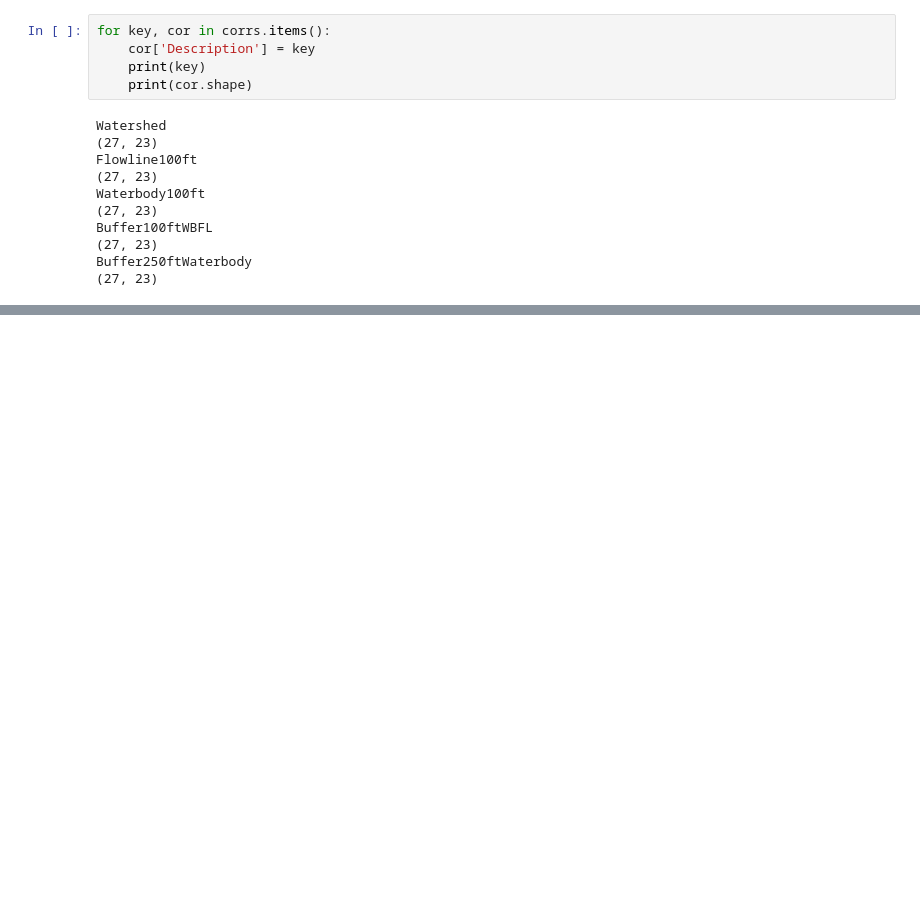
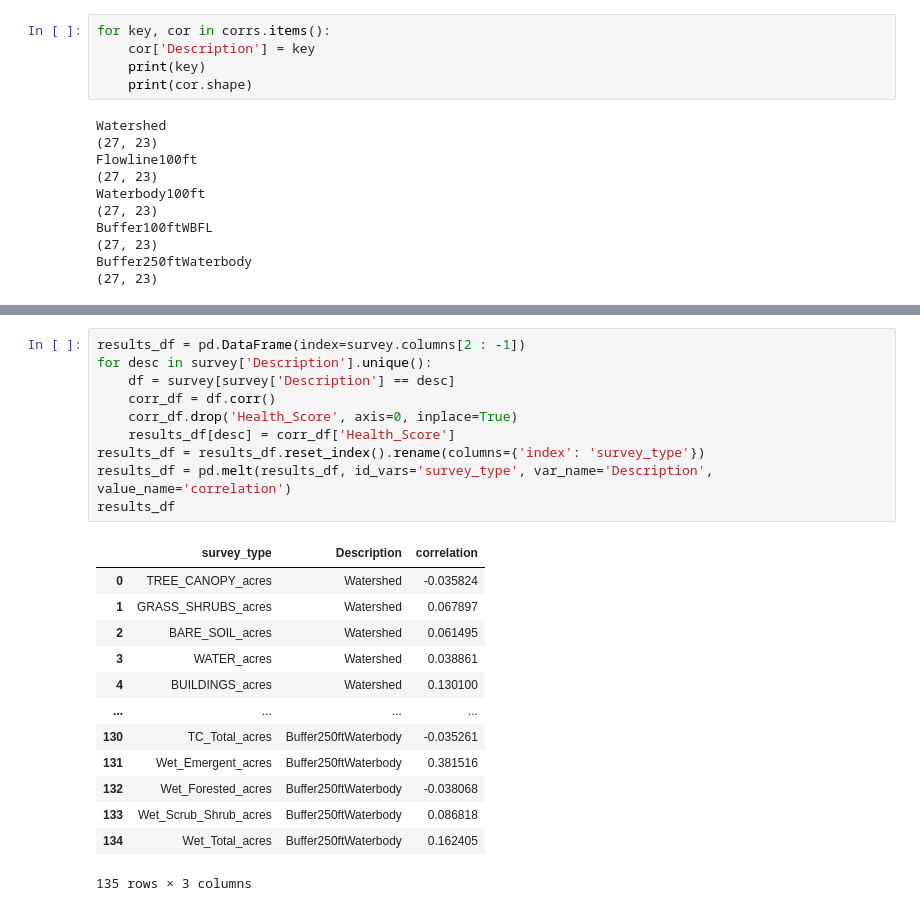
Before and after one commit to zorinAnze/Vermont-Lake-Health, a Jupyter notebook: Survey_results_with_chem.ipynb, the cells around one changed output, grey strips where cells are left out. Drawn from its saved outputs; the diff is of its cells as text; blank space fills up the shorter version.

```diff
--- a/Survey_results_with_chem.ipynb
+++ b/Survey_results_with_chem.ipynb
@@ -196,0 +204,24 @@ display(chart)
+# %%
+results_df = pd.DataFrame(index=survey.columns[2 : -1])
+for desc in survey['Description'].unique():
+    df = survey[survey['Description'] == desc]
+    corr_df = df.corr()
+    corr_df.drop('Health_Score', axis=0, inplace=True)
+    results_df[desc] = corr_df['Health_Score']
+results_df = results_df.reset_index().rename(columns={'index': 'survey_type'})
+results_df = pd.melt(results_df, id_vars='survey_type', var_name='Description', value_name='correlation')
+results_df
+# %% [output]
+|  | survey_type | Description | correlation |
+| 0 | TREE_CANOPY_acres | Watershed | -0.035824 |
+| 1 | GRASS_SHRUBS_acres | Watershed | 0.067897 |
+| 2 | BARE_SOIL_acres | Watershed | 0.061495 |
+| 3 | WATER_acres | Watershed | 0.038861 |
+| 4 | BUILDINGS_acres | Watershed | 0.130100 |
+| ... | ... | ... | ... |
+| 130 | TC_Total_acres | Buffer250ftWaterbody | -0.035261 |
+| 131 | Wet_Emergent_acres | Buffer250ftWaterbody | 0.381516 |
+| 132 | Wet_Forested_acres | Buffer250ftWaterbody | -0.038068 |
+| 133 | Wet_Scrub_Shrub_acres | Buffer250ftWaterbody | 0.086818 |
+| 134 | Wet_Total_acres | Buffer250ftWaterbody | 0.162405 |
+135 rows × 3 columns
```
Also changed, not shown: parts of 8 cells of this notebook.
